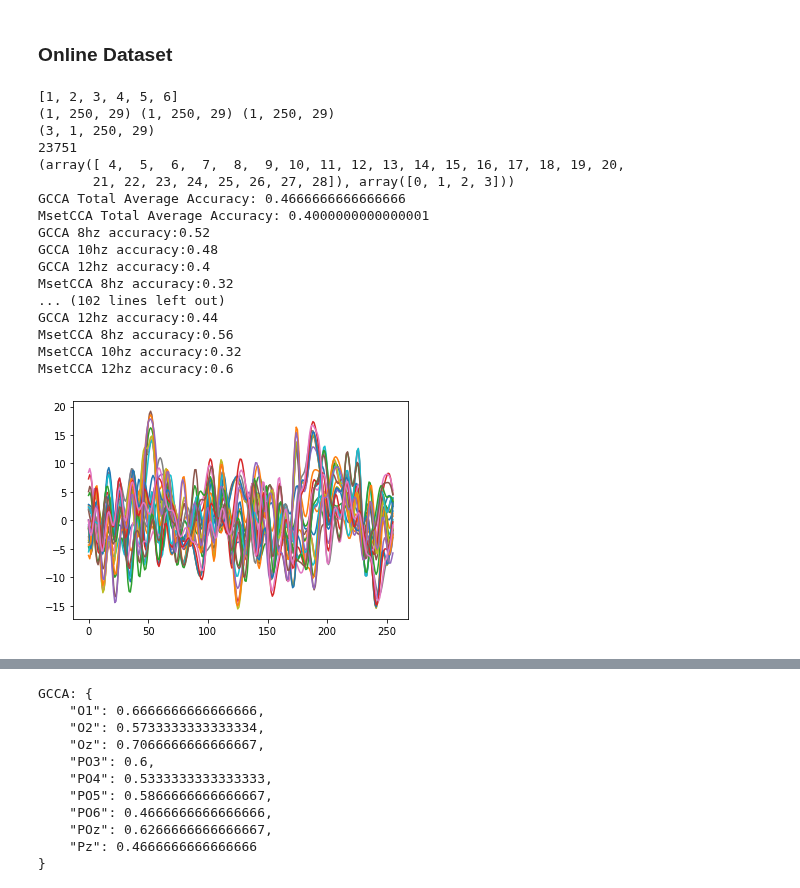
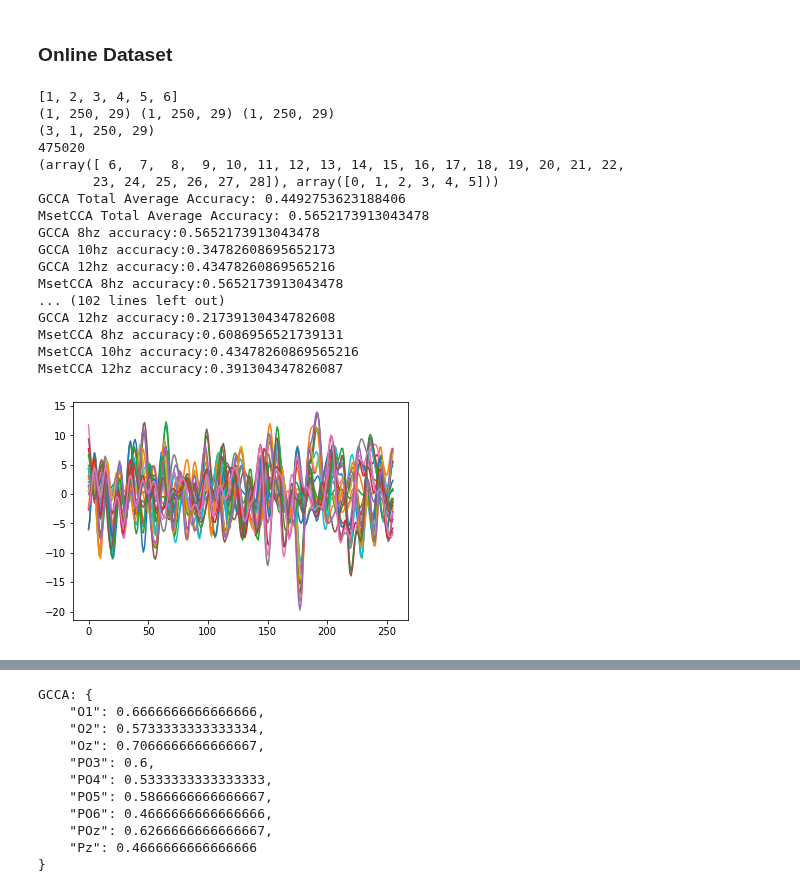
Before and after one commit to yagami009/ding, a Jupyter notebook: Testing.ipynb, the cells around one changed output, grey strips where cells are left out. Saved outputs shown, nothing was run; the diff lists cells and outputs as text; code cells hidden in the pictures.

Commit message:
graphs

```diff
--- a/Testing.ipynb
+++ b/Testing.ipynb
@@ -3,7 +3,7 @@ Dictionary keys being frequencies, values are np arrays of `Nc x Ns x Nt` (chann
 
 First import the data from one session
 # %%
-data_file_12 = open("/Users/rishil/Desktop/FYP/EEG-decoding/eeg_lib/log/OC2.txt", "r")
+data_file_12 = open("/Users/rishil/Desktop/FYP/EEG-decoding/eeg_lib/log/OC3.txt", "r")
 data_file_12 = data_file_12.read().split(', ')
 for i, v in enumerate(data_file_12):
     if '[' in v:
@@ -993,6 +993,18 @@ wc_lo = fc_lo/(fs_openbci*0.5)
 wc_hi = fc_hi/(fs_openbci*0.5)
 
 sos_openbci = signal.ellip(filt_ord, pb_rip, sb_atten, (wc_lo, wc_hi), btype='bandpass', output='sos')
+
+fs = 250
+filt_ord = 10
+pb_rip = 0.2
+sb_atten = 80
+
+fc_lo = 4 # pass band lower freq
+fc_hi = 28 # pass band upp freq
+wc_lo = fc_lo/(fs*0.5)
+wc_hi = fc_hi/(fs*0.5)
+
+sos_ellip = signal.ellip(filt_ord, pb_rip, sb_atten, (wc_lo, wc_hi), btype='bandpass', output='sos')
 
 def load_array_data(file_path):
     data_file = open(file_path, "r")
@@ -1032,7 +1044,8 @@ def sos_filter_OpenBCI(values):
     return signal.sosfilt(sos_openbci, values)
 
 def sos_filter_256(values):
-    return signal.sosfilt(SOS_SSVEP_BANDPASS_256HZ, values)
+    return signal.sosfilt(sos_ellip, values)
+#     return signal.sosfilt(SOS_SSVEP_BANDPASS_256HZ, values)
 
 def process_data(data, no_samples, no_train, remove_DC=True, apply_filter=False, ds_rate=1, downsample=False):
 
@@ -1433,7 +1435,7 @@ MsetCCA 12hz accuracy:0.4782608695652174
 # %% [markdown]
 ### Online Dataset
 # %%
-import random
+# import random
 
 ds = 1 #downsample averaging size
 if ds > 1:
@@ -1445,7 +1447,7 @@ fs_synth = 250
 fs = int(fs_synth/ds)
 over_n_seconds = 1
 number_of_samples = fs*over_n_seconds
-number_of_train = 4
+number_of_train = 6
 removeDC = True
 applyFilter = True
 synth_power = 0
@@ -1464,63 +1466,63 @@ for channel in range(1,10):
     data_file_7 = []
 #     for block in range(1,7):
     for block in blocks:
-#         data_file_7 += load_array_data_online("/Users/rishil/Desktop/FYP/EEG-decoding/eeg_lib/log/mnakanishi/8hz/8hz_channel_0{c}_0{b}".format(c=channel,b=block))
-        data_file_7 += load_array_data_online(r"C:\Users\RISHI\Desktop\FYP\EEG-decoding\eeg_lib\log\mnakanishi\8hz\8hz_channel_0{c}_0{b}".format(c=channel,b=block))
+        data_file_7 += load_array_data_online("/Users/rishil/Desktop/FYP/EEG-decoding/eeg_lib/log/mnakanishi/8hz/8hz_channel_0{c}_0{b}".format(c=channel,b=block))
+#         data_file_7 += load_array_data_online(r"C:\Users\RISHI\Desktop\FYP\EEG-decoding\eeg_lib\log\mnakanishi\8hz\8hz_channel_0{c}_0{b}".format(c=channel,b=block))
 
     values_7 = prepare_data(data_file_7, 8, fs, fs_synth, number_of_samples, number_of_train, remove_DC=removeDC, apply_filter=applyFilter, downsample=downsample, ds_avg=ds, synth_power=synth_power, noise_power=synth_noise)
 
     data_file_10 = []
 #     for block in range(1,7):
     for block in blocks:
-#         data_file_10 += load_array_data_online("/Users/rishil/Desktop/FYP/EEG-decoding/eeg_lib/log/mnakanishi/10hz/10hz_channel_0{c}_0{b}".format(c=channel,b=block))
-        data_file_10 += load_array_data_online(r"C:\Users\RISHI\Desktop\FYP\EEG-decoding\eeg_lib\log\mnakanishi\10hz\10hz_channel_0{c}_0{b}".format(c=channel,b=block))
+        data_file_10 += load_array_data_online("/Users/rishil/Desktop/FYP/EEG-decoding/eeg_lib/log/mnakanishi/10hz/10hz_channel_0{c}_0{b}".format(c=channel,b=block))
+#         data_file_10 += load_array_data_online(r"C:\Users\RISHI\Desktop\FYP\EEG-decoding\eeg_lib\log\mnakanishi\10hz\10hz_channel_0{c}_0{b}".format(c=channel,b=block))
 
     values_10 = prepare_data(data_file_10, 10, fs, fs_synth, number_of_samples, number_of_train, remove_DC=removeDC, apply_filter=applyFilter, downsample=downsample,ds_avg=ds, synth_power=synth_power, noise_power=synth_noise)
 
     data_file_12 = []
 #     for block in range(1,7):
     for block in blocks:
-#         data_file_12 += load_array_data_online("/Users/rishil/Desktop/FYP/EEG-decoding/eeg_lib/log/mnakanishi/12hz/12hz_channel_0{c}_0{b}".format(c=channel,b=block))
-        data_file_12 += load_array_data_online(r"C:\Users\RISHI\Desktop\FYP\EEG-decoding\eeg_lib\log\mnakanishi\12hz\12hz_channel_0{c}_0{b}".format(c=channel,b=block))
+        data_file_12 += load_array_data_online("/Users/rishil/Desktop/FYP/EEG-decoding/eeg_lib/log/mnakanishi/12hz/12hz_channel_0{c}_0{b}".format(c=channel,b=block))
+#         data_file_12 += load_array_data_online(r"C:\Users\RISHI\Desktop\FYP\EEG-decoding\eeg_lib\log\mnakanishi\12hz\12hz_channel_0{c}_0{b}".format(c=channel,b=block))
     values_12 = prepare_data(data_file_12, 12, fs, fs_synth, number_of_samples, number_of_train, remove_DC=removeDC, apply_filter=applyFilter, downsample=downsample,ds_avg=ds, synth_power=synth_power, noise_power=synth_noise)
 
     print(values_12.shape, values_10.shape, values_7.shape)
 
     data_packed = np.array([values_7, values_10, values_12])
 
     print(data_packed.shape)
 
     train_test_idxs = generate_train_test_idxs(data_packed, number_of_train)
     print(len(train_test_idxs))
     print((train_test_idxs[0]))
     gcca, mset, gccaf, msetf = test_gcca_mset(data_packed, train_test_idxs, freqs, fs, number_of_samples, number_runs=1)
 #     gcca_arr.append(gcca)
     gcca_arr[channel_locations[channel-1]] = gcca
 #     mset_arr.append(mset)
     mset_arr[channel_locations[channel-1]] = mset
 #     gcca_f.append(gccaf)
     gcca_f[channel_locations[channel-1]].append(gccaf)
 #     mset_f.append(msetf)
     mset_f[channel_locations[channel-1]].append(msetf)
 # %% [output]
 [1, 2, 3, 4, 5, 6]
 (1, 250, 29) (1, 250, 29) (1, 250, 29)
 (3, 1, 250, 29)
-23751
-(array([ 4,  5,  6,  7,  8,  9, 10, 11, 12, 13, 14, 15, 16, 17, 18, 19, 20,
-       21, 22, 23, 24, 25, 26, 27, 28]), array([0, 1, 2, 3]))
-GCCA Total Average Accuracy: 0.4666666666666666
-MsetCCA Total Average Accuracy: 0.4000000000000001
-GCCA 8hz accuracy:0.52
-GCCA 10hz accuracy:0.48
-GCCA 12hz accuracy:0.4
-MsetCCA 8hz accuracy:0.32
+475020
+(array([ 6,  7,  8,  9, 10, 11, 12, 13, 14, 15, 16, 17, 18, 19, 20, 21, 22,
+       23, 24, 25, 26, 27, 28]), array([0, 1, 2, 3, 4, 5]))
+GCCA Total Average Accuracy: 0.4492753623188406
+MsetCCA Total Average Accuracy: 0.5652173913043478
+GCCA 8hz accuracy:0.5652173913043478
+GCCA 10hz accuracy:0.34782608695652173
+GCCA 12hz accuracy:0.43478260869565216
+MsetCCA 8hz accuracy:0.5652173913043478
 ... (102 lines left out)
-GCCA 12hz accuracy:0.44
-MsetCCA 8hz accuracy:0.56
-MsetCCA 10hz accuracy:0.32
-MsetCCA 12hz accuracy:0.6
+GCCA 12hz accuracy:0.21739130434782608
+MsetCCA 8hz accuracy:0.6086956521739131
+MsetCCA 10hz accuracy:0.43478260869565216
+MsetCCA 12hz accuracy:0.391304347826087
-[figure, old version]
+[figure, new version]
 # %%
 import json
 
```
Also changed, not shown: parts of 3 cells of this notebook, 10 other files.
